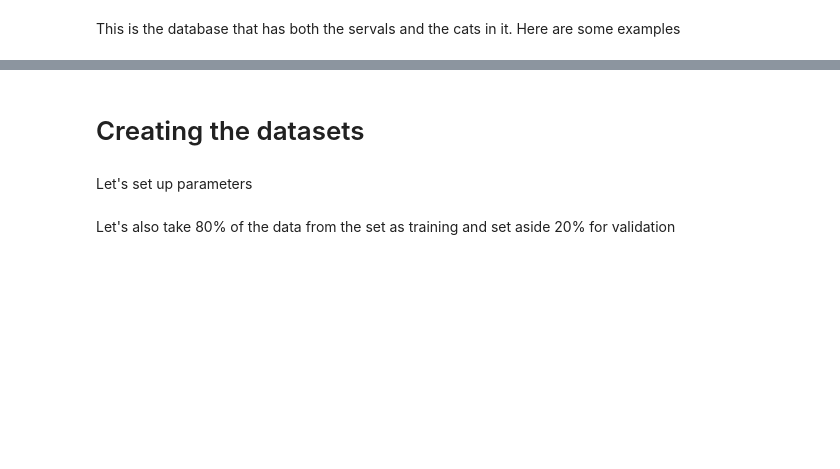
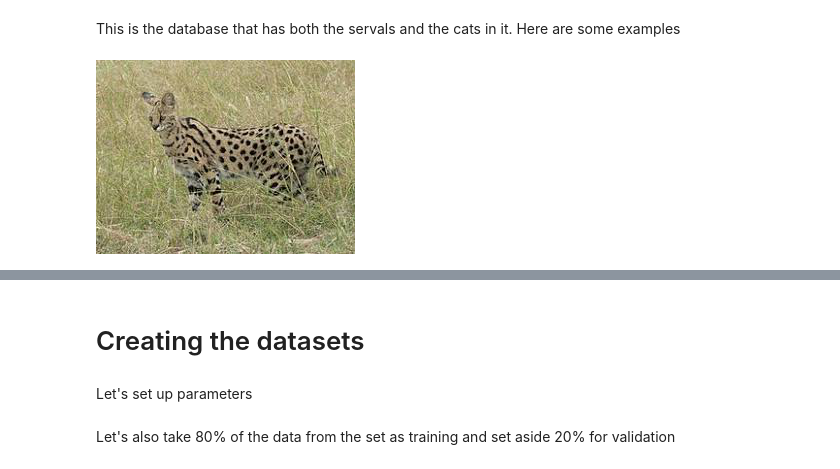
Before and after one commit to kevinles117/ad470-kt, a Jupyter notebook: serval/Serval_Notebook.ipynb, the cells around one changed output, grey strips where cells are left out. Drawn from its saved outputs; the diff is of its cells as text; code cells hidden in the pictures; blank space fills up the shorter version.

```diff
--- a/serval/Serval_Notebook.ipynb
+++ b/serval/Serval_Notebook.ipynb
@@ -59,3 +63,8 @@ print(image_count)
 # %% [markdown]
 This is the database that has both the servals and the cats in it.  Here are some examples
+# %%
+serval = list(data_dir.glob('serval/*'))
+PIL.Image.open(str(serval[0]))
+# %% [output]
+[figure, added]
 # %%
```
Also changed, not shown: parts of 11 cells of this notebook.
